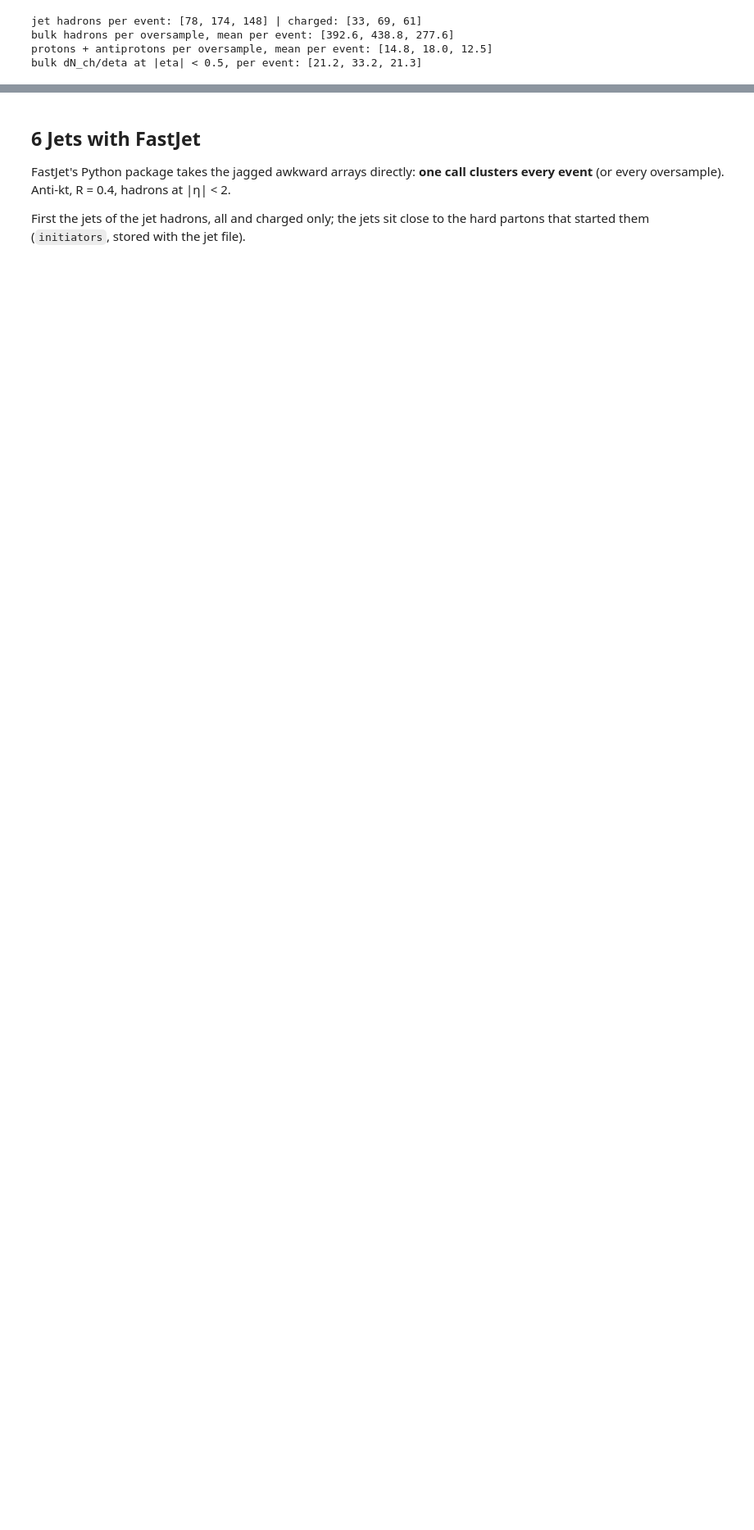
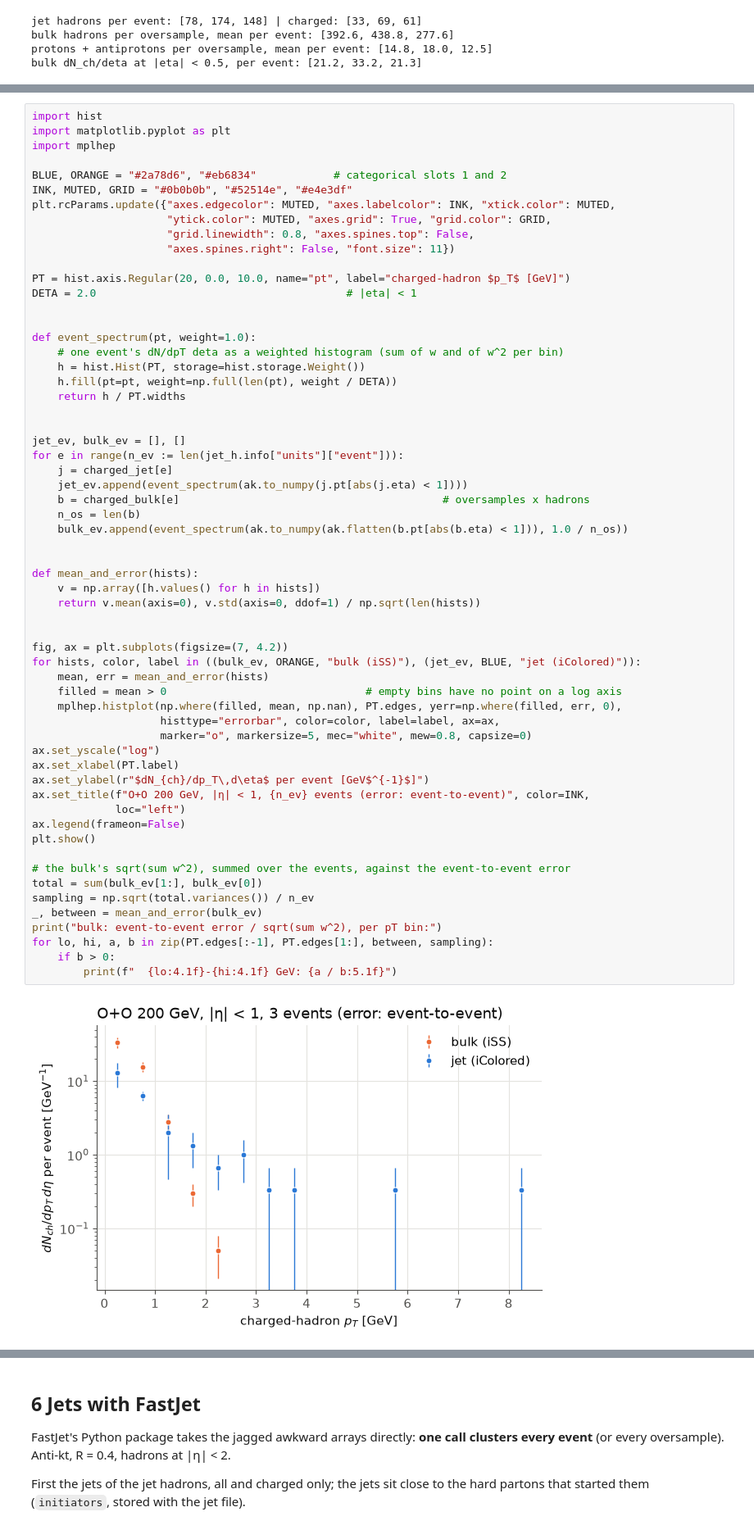
Before and after one commit to jhputschke/js-contrib, a Jupyter notebook: contribs/PyJetscape/example/pythonic/oo_workflow.ipynb, the cells around one changed output, grey strips where cells are left out. Shown at 82% size. Drawn from its saved outputs; the diff is of its cells as text; blank space fills up the shorter version.

```diff
--- a/contribs/PyJetscape/example/pythonic/oo_workflow.ipynb
+++ b/contribs/PyJetscape/example/pythonic/oo_workflow.ipynb
@@ -301,0 +279,62 @@ plt.show()
+# %%
+import hist
+import matplotlib.pyplot as plt
+import mplhep
+
+BLUE, ORANGE = "#2a78d6", "#eb6834"            # categorical slots 1 and 2
+INK, MUTED, GRID = "#0b0b0b", "#52514e", "#e4e3df"
+plt.rcParams.update({"axes.edgecolor": MUTED, "axes.labelcolor": INK, "xtick.color": MUTED,
+                     "ytick.color": MUTED, "axes.grid": True, "grid.color": GRID,
+                     "grid.linewidth": 0.8, "axes.spines.top": False,
+                     "axes.spines.right": False, "font.size": 11})
+
+PT = hist.axis.Regular(20, 0.0, 10.0, name="pt", label="charged-hadron $p_T$ [GeV]")
+DETA = 2.0                                       # |eta| < 1
+
+
+def event_spectrum(pt, weight=1.0):
+    # one event's dN/dpT deta as a weighted histogram (sum of w and of w^2 per bin)
+    h = hist.Hist(PT, storage=hist.storage.Weight())
+    h.fill(pt=pt, weight=np.full(len(pt), weight / DETA))
+    return h / PT.widths
+
+
+jet_ev, bulk_ev = [], []
+for e in range(n_ev := len(jet_h.info["units"]["event"])):
+    j = charged_jet[e]
+    jet_ev.append(event_spectrum(ak.to_numpy(j.pt[abs(j.eta) < 1])))
+    b = charged_bulk[e]                                         # oversamples x hadrons
+    n_os = len(b)
+    bulk_ev.append(event_spectrum(ak.to_numpy(ak.flatten(b.pt[abs(b.eta) < 1])), 1.0 / n_os))
+
+
+def mean_and_error(hists):
+    v = np.array([h.values() for h in hists])
+    return v.mean(axis=0), v.std(axis=0, ddof=1) / np.sqrt(len(hists))
+
+
+fig, ax = plt.subplots(figsize=(7, 4.2))
+for hists, color, label in ((bulk_ev, ORANGE, "bulk (iSS)"), (jet_ev, BLUE, "jet (iColored)")):
+    mean, err = mean_and_error(hists)
+    filled = mean > 0                               # empty bins have no point on a log axis
+    mplhep.histplot(np.where(filled, mean, np.nan), PT.edges, yerr=np.where(filled, err, 0),
+                    histtype="errorbar", color=color, label=label, ax=ax,
+                    marker="o", markersize=5, mec="white", mew=0.8, capsize=0)
+ax.set_yscale("log")
+ax.set_xlabel(PT.label)
+ax.set_ylabel(r"$dN_{ch}/dp_T\,d\eta$ per event [GeV$^{-1}$]")
+ax.set_title(f"O+O 200 GeV, |η| < 1, {n_ev} events (error: event-to-event)", color=INK,
+             loc="left")
+ax.legend(frameon=False)
+plt.show()
+
+# the bulk's sqrt(sum w^2), summed over the events, against the event-to-event error
+total = sum(bulk_ev[1:], bulk_ev[0])
+sampling = np.sqrt(total.variances()) / n_ev
+_, between = mean_and_error(bulk_ev)
+print("bulk: event-to-event error / sqrt(sum w^2), per pT bin:")
+for lo, hi, a, b in zip(PT.edges[:-1], PT.edges[1:], between, sampling):
+    if b > 0:
+        print(f"  {lo:4.1f}-{hi:4.1f} GeV: {a / b:5.1f}")
+# %% [output]
+[figure, added]
```
Also changed, not shown: parts of 7 cells of this notebook, 10 other files.
